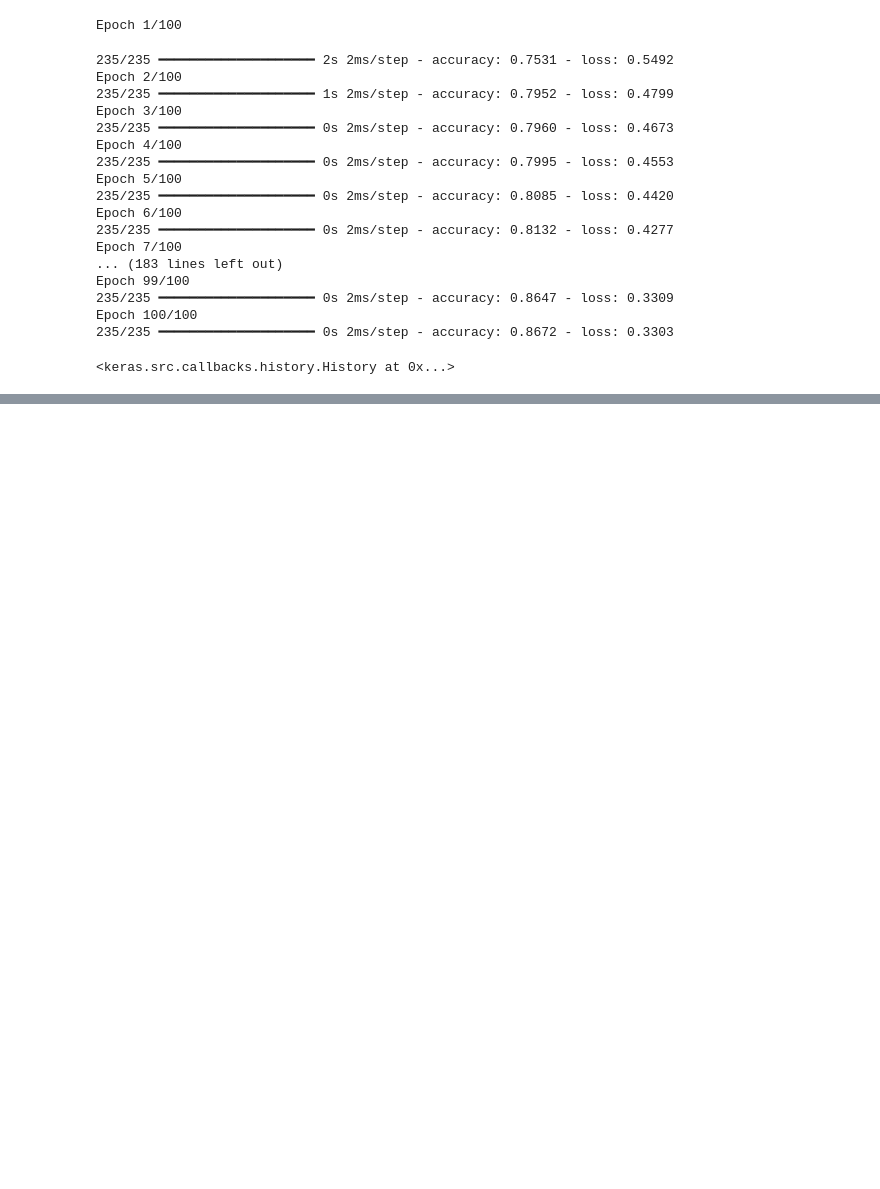
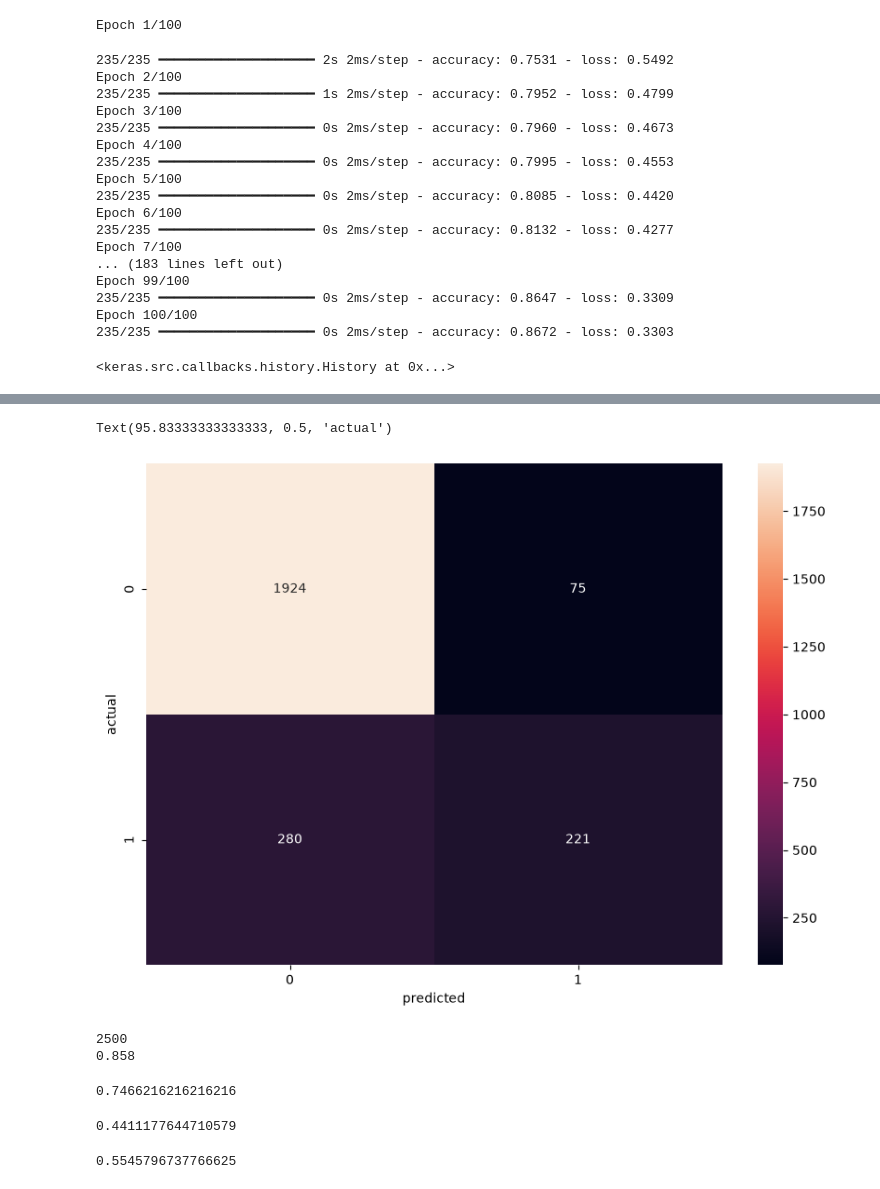
Before and after one commit to taimourkhokhar/ai-ml-learning-journey, a Jupyter notebook: Week-20/bank_churn.ipynb, the cells around one changed output, grey strips where cells are left out. Cells and saved outputs as stored; diff of their text form; code cells hidden in the pictures; blank space fills up the shorter version.

```diff
--- a/Week-20/bank_churn.ipynb
+++ b/Week-20/bank_churn.ipynb
@@ -227,0 +233,3 @@ Epoch 100/100
+# %%
+yp=model.predict(x_test)
+yp[:5]
@@ -227,0 +243,7 @@ Epoch 100/100
+# %%
+y_pred=[]
+for ele in yp:
+  if ele>0.5:
+    y_pred.append(1)
+  else:
+    y_pred.append(0)
@@ -227,0 +266,37 @@ Epoch 100/100
+# %%
+import seaborn as sns
+cm=tf.math.confusion_matrix(labels=y_test,predictions=y_pred)
+plt.figure(figsize=(10,7))
+sns.heatmap(cm,annot= True,fmt='d')
+plt.xlabel('predicted')
+plt.ylabel('actual')
+# %% [output]
+Text(95.83333333333333, 0.5, 'actual')
+[figure, added]
+# %%
+tn = 1924
+fp = 75
+fn = 280
+tp = 221
+total=tp+tn+fp+fn
+accuracy=(tp+tn)/total
+print(total)
+print(accuracy)
+# %% [output]
+2500
+0.858
+# %%
+precison=tp/(tp+fp)
+print(precison)
+# %% [output]
+0.7466216216216216
+# %%
+recall=tp/(tp+fn)
+print(recall)
+# %% [output]
+0.4411177644710579
+# %%
+f1=2*(precison*recall)/(precison+recall)
+print(f1)
+# %% [output]
+0.5545796737766625
```
Also changed, not shown: parts of 4 cells of this notebook, 1 other file.
